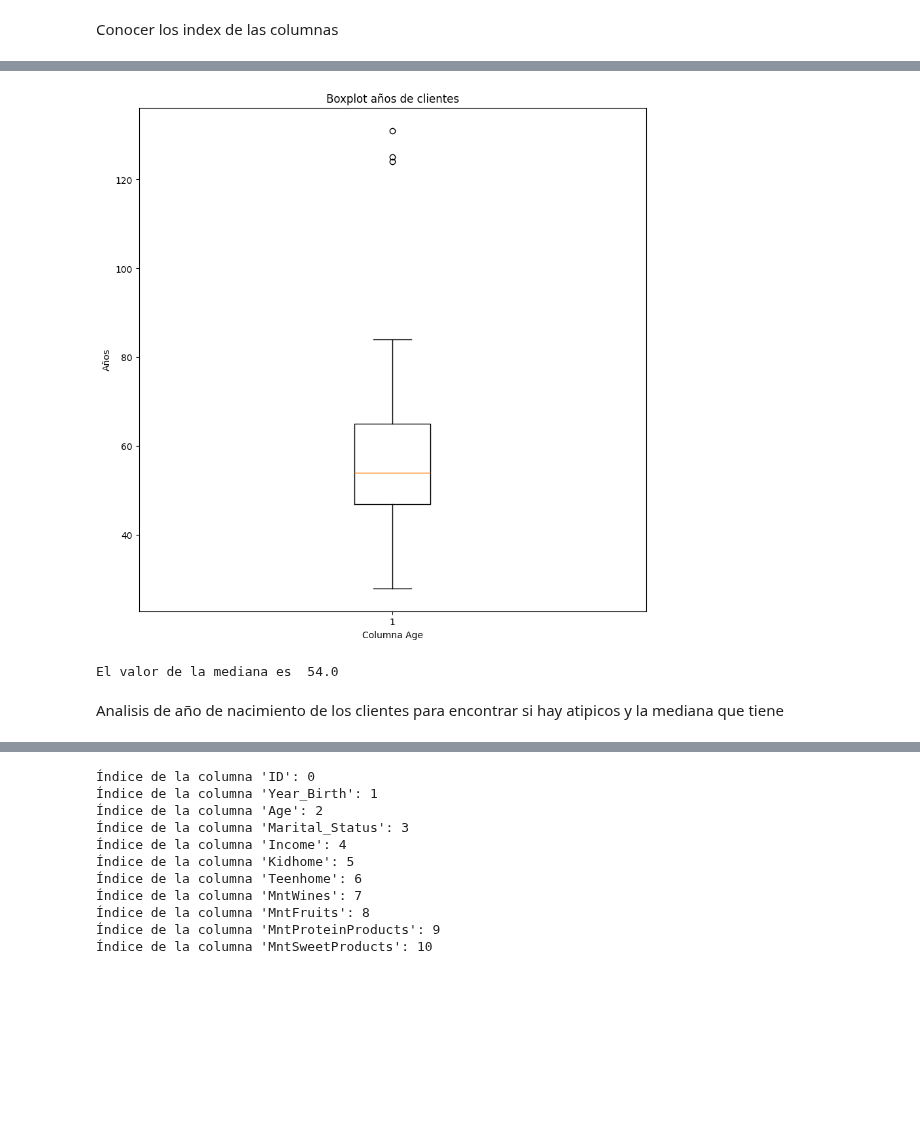
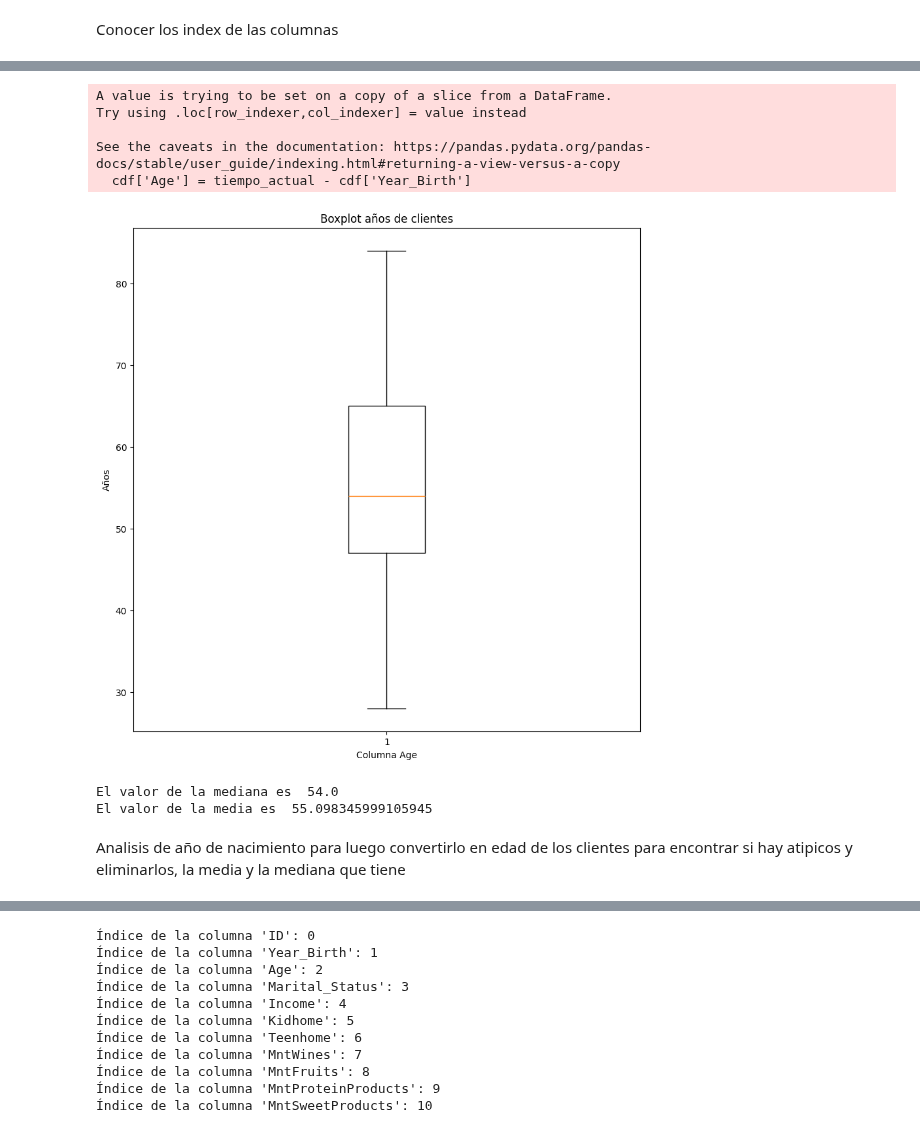
Before and after one commit to JuanDeutsch/DataSheets, a Jupyter notebook: Proyecto1/proyecto1.ipynb, the cells around one changed output, grey strips where cells are left out. Saved outputs shown, nothing was run; the diff lists cells and outputs as text; code cells hidden in the pictures; blank space fills up the shorter version.

```diff
--- a/Proyecto1/proyecto1.ipynb
+++ b/Proyecto1/proyecto1.ipynb
@@ -154,23 +164,34 @@ Conocer los index de las columnas
+# %%
+cdf = cdf[cdf.Year_Birth > 1920]
 # %%
 tiempo_actual = 2024
 cdf['Age'] = tiempo_actual - cdf['Year_Birth']
 edad = cdf.pop('Age')
 cdf.insert(2, 'Age', edad)
+# %% [output]
+A value is trying to be set on a copy of a slice from a DataFrame.
+Try using .loc[row_indexer,col_indexer] = value instead
+
+See the caveats in the documentation: https://pandas.pydata.org/pandas-docs/stable/user_guide/indexing.html#returning-a-view-versus-a-copy
+  cdf['Age'] = tiempo_actual - cdf['Year_Birth']
 # %%
 edad = cdf.iloc[:, 2]
 mediana = np.median(edad)
+media = np.mean(edad)
 plt.figure(figsize =(10, 10))
 plt.boxplot(edad)
 plt.title('Boxplot años de clientes')
 plt.ylabel('Años')
 plt.xlabel('Columna Age')
 plt.show()
 print("El valor de la mediana es ", mediana)
+print("El valor de la media es ", media)
 # %% [output]
-[figure, old version]
+[figure, new version]
 El valor de la mediana es  54.0
+El valor de la media es  55.098345999105945
 # %% [markdown]
-Analisis de año de nacimiento de los clientes para encontrar si hay atipicos y la mediana que tiene
+Analisis de año de nacimiento para luego convertirlo en edad de los clientes para encontrar si hay atipicos y eliminarlos, la media y la mediana que tiene
 # %%
 cdf = cdf.drop(['Education', 'Dt_Customer', 'Recency', 'Complain', 'NumWebVisitsMonth', 'Z_CostContact', 'Z_Revenue'], axis=1)
 cdf
```
Also changed, not shown: parts of 14 cells of this notebook.
